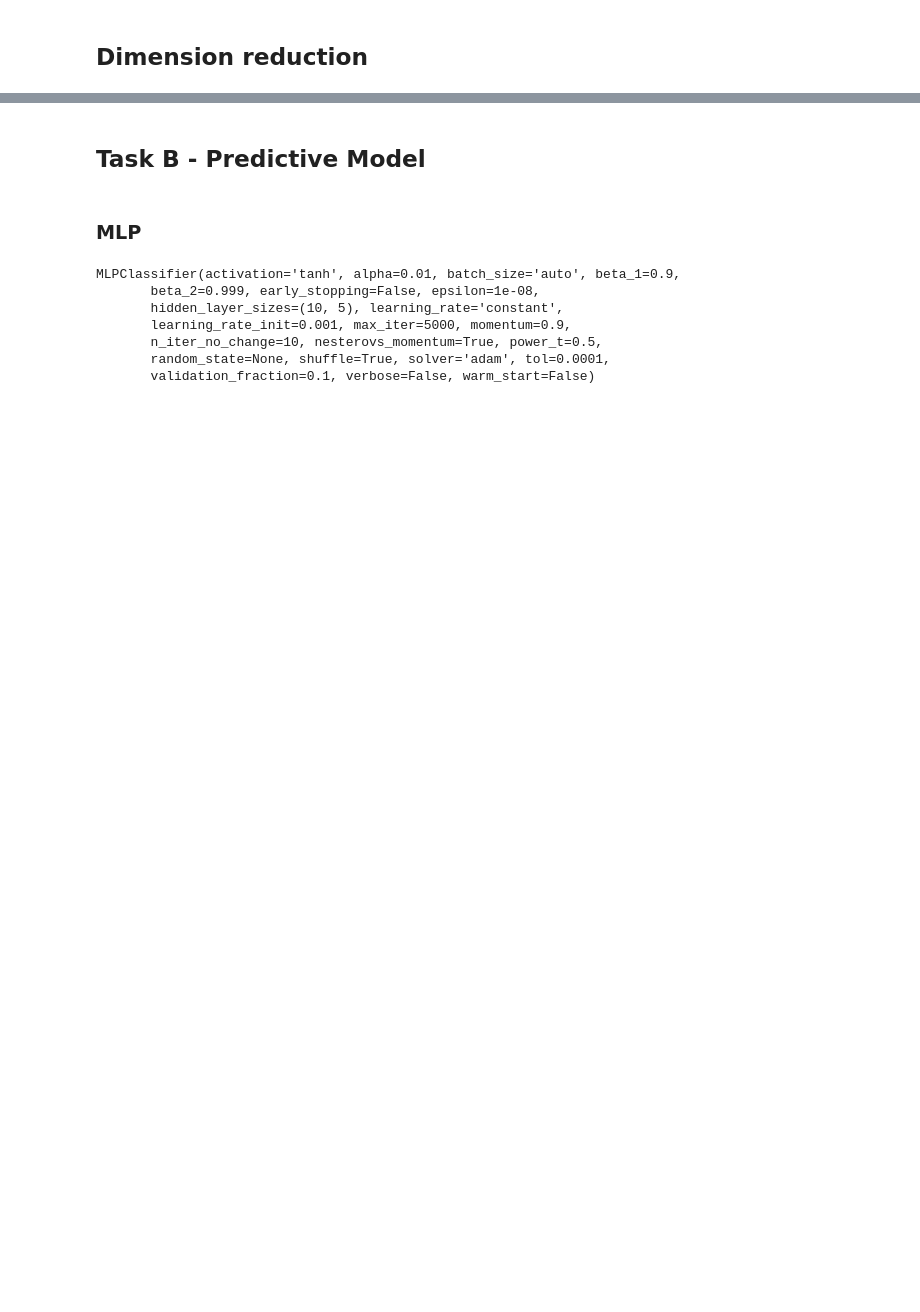
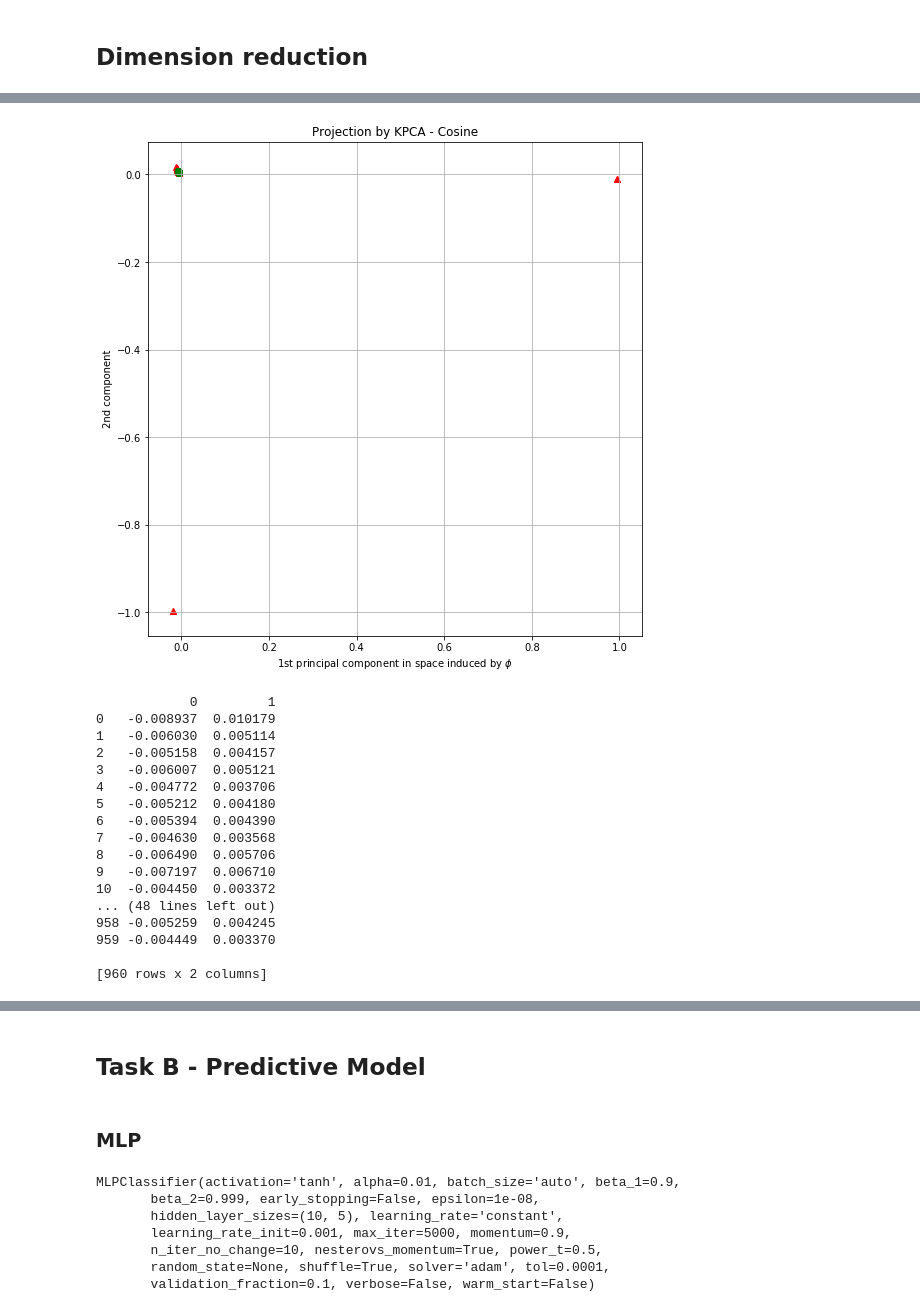
Before and after one commit to McKingly/ED-Data-Mining, a Jupyter notebook: Testing.ipynb, the cells around one changed output, grey strips where cells are left out. Drawn from its saved outputs; the diff is of its cells as text; code cells hidden in the pictures; blank space fills up the shorter version.

```diff
--- a/Testing.ipynb
+++ b/Testing.ipynb
@@ -332,0 +321,40 @@ ax.grid()
+# %%
+from sklearn.decomposition import KernelPCA
+
+kpca = KernelPCA( n_components = 2, kernel="rbf", fit_inverse_transform=True, gamma=10)
+X_train_kpca1 = kpca.fit_transform(X_train1)
+fig = plt.figure(figsize=(20, 20))
+
+plt.subplot(2, 2, 1, aspect='equal')
+
+plt.scatter(X_train_kpca1[y_train1 == 0, 0], X_train_kpca1[y_train1 == 0, 1], c="red",
+            marker='^', alpha=0.5)
+plt.scatter(X_train_kpca1[y_train1 == 1, 0], X_train_kpca1[y_train1 == 1, 1], c="green",
+            marker='o', alpha=0.5)
+plt.title("Projection by KPCA - Cosine")
+plt.xlabel("1st principal component in space induced by $\phi$")
+plt.ylabel("2nd component")
+plt.grid()
+plt.show()
+
+X_train1_v2 = pd.DataFrame(data=X_train_kpca1)
+print(X_train1_v2)
+# %% [output]
+[figure, added]
+            0         1
+0   -0.008937  0.010179
+1   -0.006030  0.005114
+2   -0.005158  0.004157
+3   -0.006007  0.005121
+4   -0.004772  0.003706
+5   -0.005212  0.004180
+6   -0.005394  0.004390
+7   -0.004630  0.003568
+8   -0.006490  0.005706
+9   -0.007197  0.006710
+10  -0.004450  0.003372
+... (48 lines left out)
+958 -0.005259  0.004245
+959 -0.004449  0.003370
+
+[960 rows x 2 columns]
```
Also changed, not shown: parts of 37 cells of this notebook.
